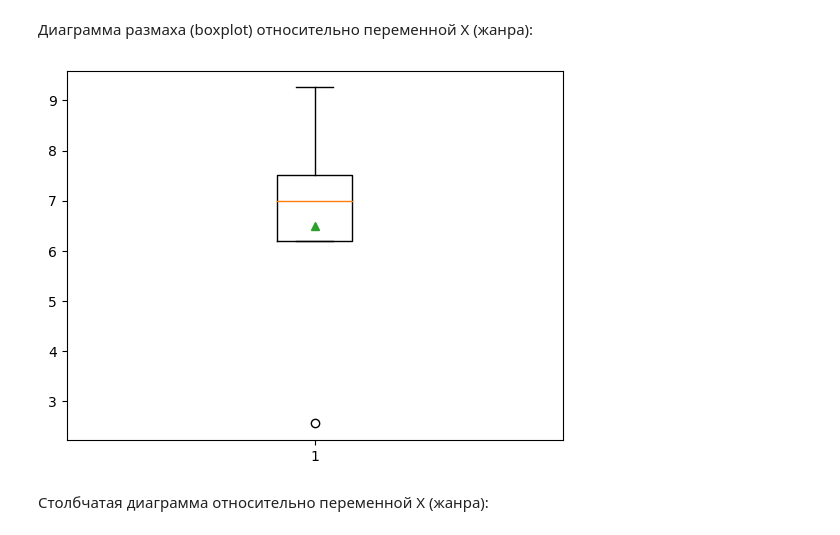
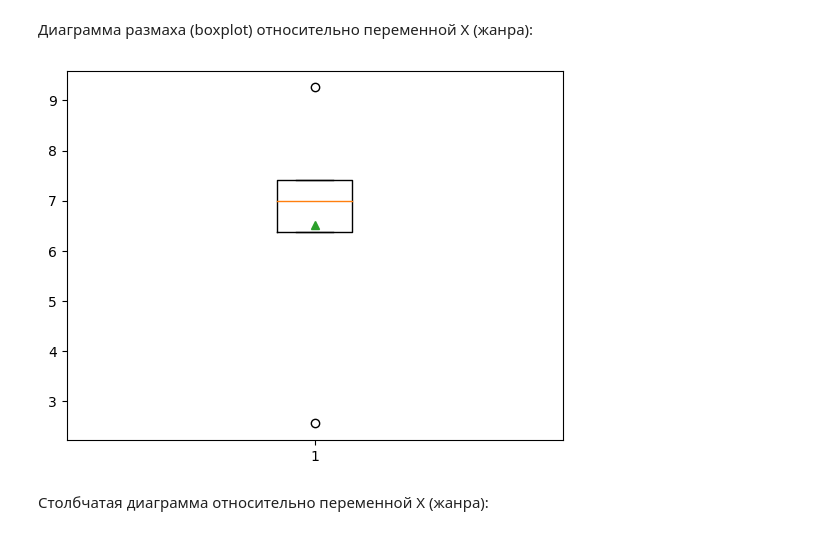
Before and after one commit to GrinchFour/ml.vvsu.2023, a Jupyter notebook: lab02/БПИ20-02_Юрчук_2.ipynb, the cells around one changed output. Saved outputs shown, nothing was run; the diff lists cells and outputs as text; code cells hidden in the pictures.

```diff
--- a/lab02/БПИ20-02_Юрчук_2.ipynb
+++ b/lab02/БПИ20-02_Юрчук_2.ipynb
@@ -141,37 +155,37 @@ y = sAn.rating
 xy = sAn[['genre','rating']]
 data = []
 sh = x.value_counts()
 for i in x.unique():
     num = 0
     buff = 0
     buffArr=[]
     buffArr = x.isin([i])
     kek = 0
     for j in buffArr:
 
         if j == True:
             buff+=y.loc[kek]
             num+=1
         kek+=1
     data.append(buff/num)
 
 x1 = data
 xMin = min(x1)
 xMax = max(x1)
 xMedian = median(x1)
 x25 = []
 x75 = []
 for i in x1:
     if i>=xMin and i<= xMedian: x25.append(i)
-x25Mean = mean(x25)
+Q25 = median(x25)
 for i in x1:
     if (i>=xMedian and i<=xMax ): x75.append(i)
-x75Mean = mean(x75)
-data = [xMin, x25Mean, xMedian, x75Mean, xMax]
+Q75 = median(x75)
+data = [xMin, Q25, xMedian, Q75, xMax]
 plt.boxplot(data, showmeans=True)
 plt.show()
 # %% [output]
-[figure, old version]
+[figure, new version]
 # %% [markdown]
 Столбчатая диаграмма относительно переменной X (жанра):
 # %%
```
Also changed, not shown: parts of 10 cells of this notebook.
